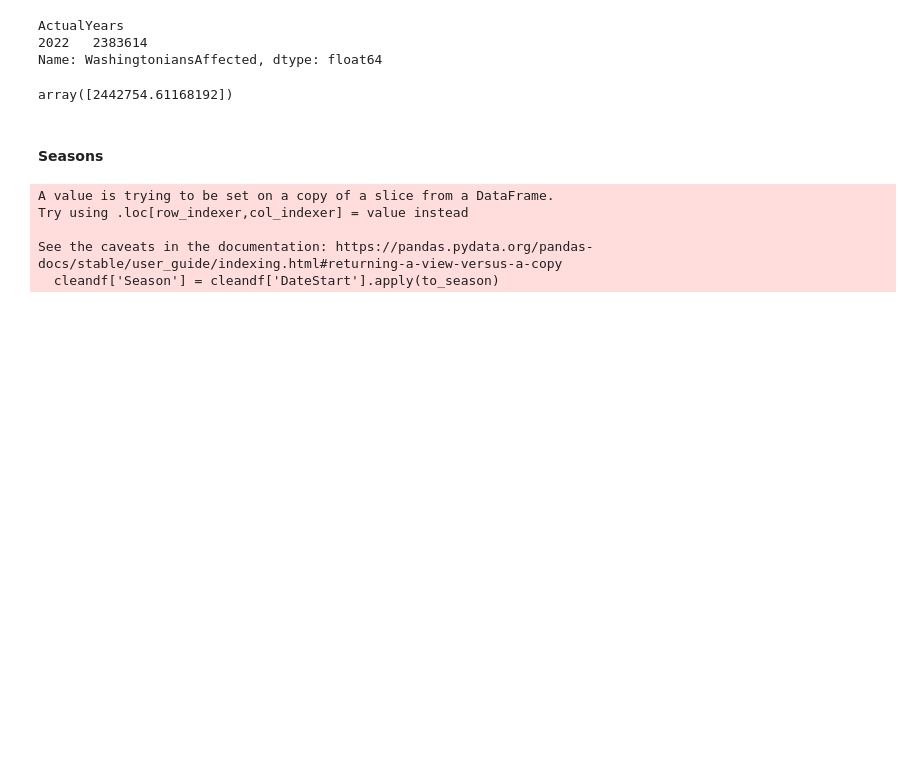
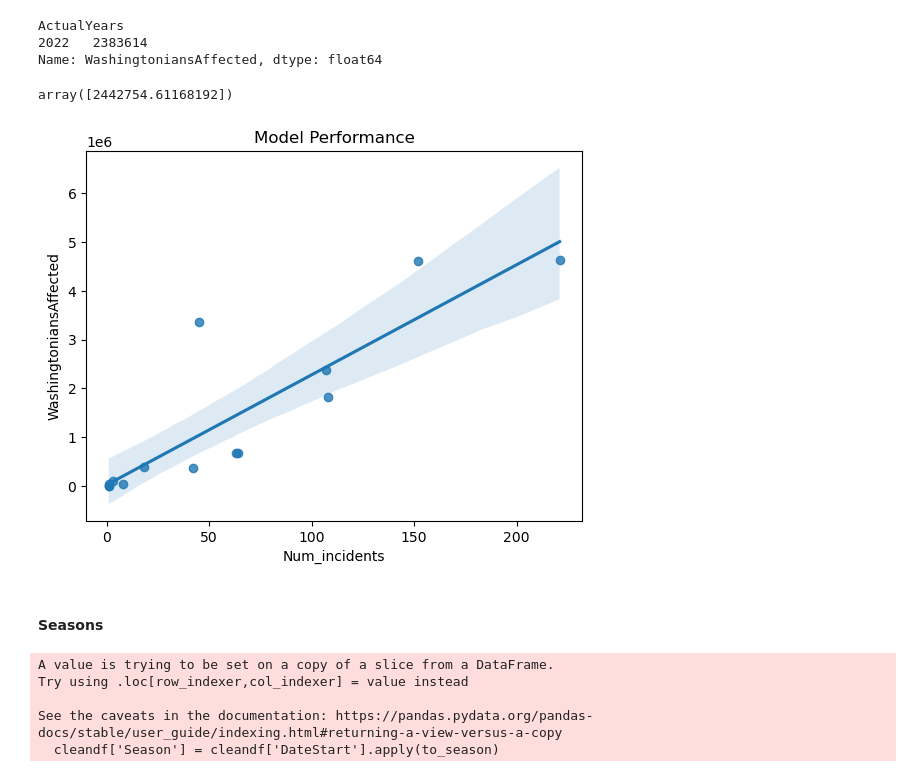
Before and after one commit to IsaacDaHanes/WA_Databreaches_Predictive_Analysis, a Jupyter notebook: notebooks/Revamped_EDA.ipynb, the cells around one changed output. Cells and saved outputs as stored; diff of their text form; code cells hidden in the pictures; blank space fills up the shorter version.

Commit message:
added sns regplot for model to notebook, added function to analysis.py

```diff
--- a/notebooks/Revamped_EDA.ipynb
+++ b/notebooks/Revamped_EDA.ipynb
@@ -567,6 +594,16 @@ y_pred = model.predict(X_test)
 y_pred
 # %% [output]
 array([2442754.61168192])
+# %%
+num_affected['Num_incidents'] = num_incidents['Number Of Incidents']
+num_affected
+fig, ax = plt.subplots()
+model_display = sns.regplot(data = num_affected, x='Num_incidents', y='WashingtoniansAffected', x_estimator=model)
+ax.set_title('Model Performance')
+ax = model_display
+fig.savefig('../images/model')
+# %% [output]
+[figure, added]
 # %% [markdown]
 #### Seasons
 # %%
```
Also changed, not shown: parts of 2 cells of this notebook, 2 other files.
